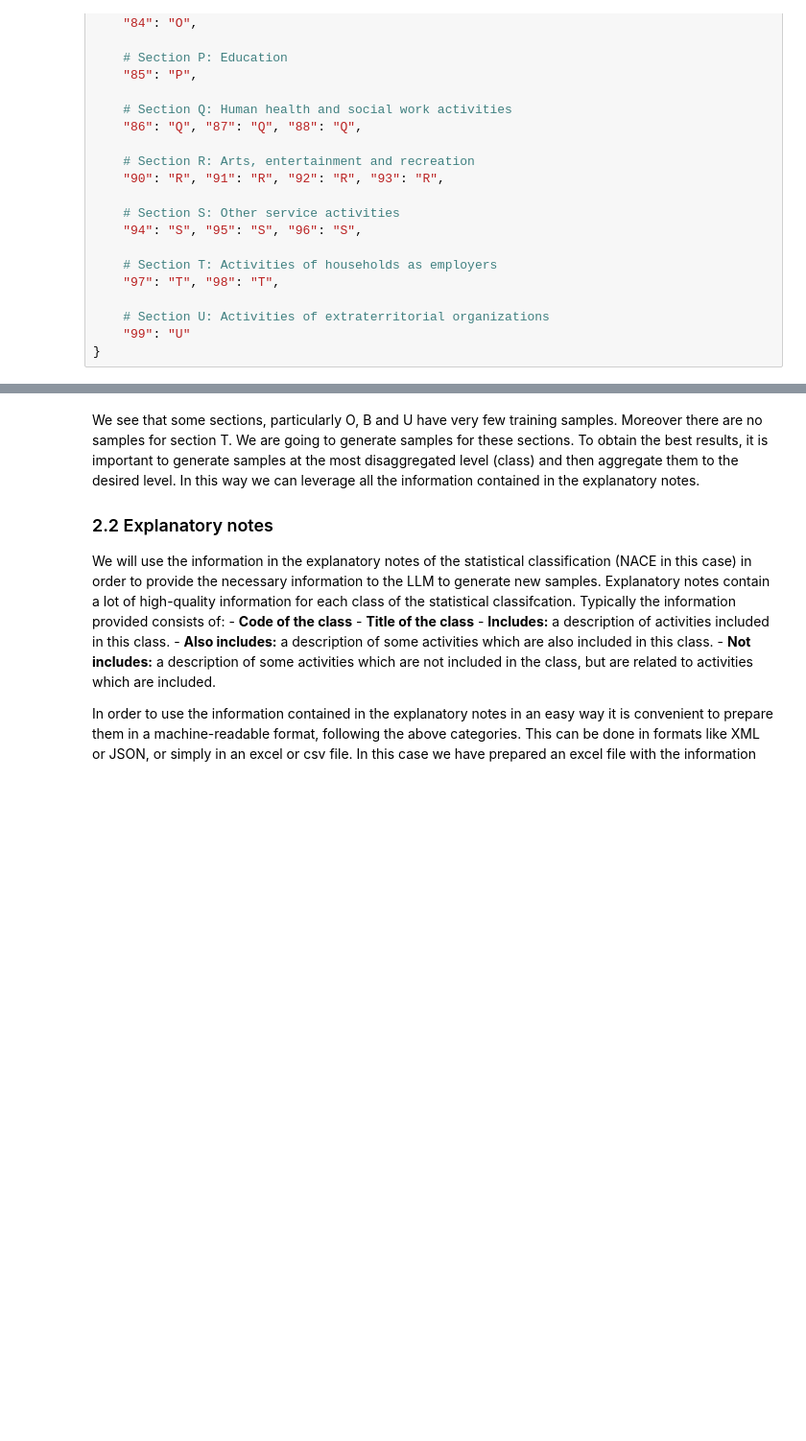
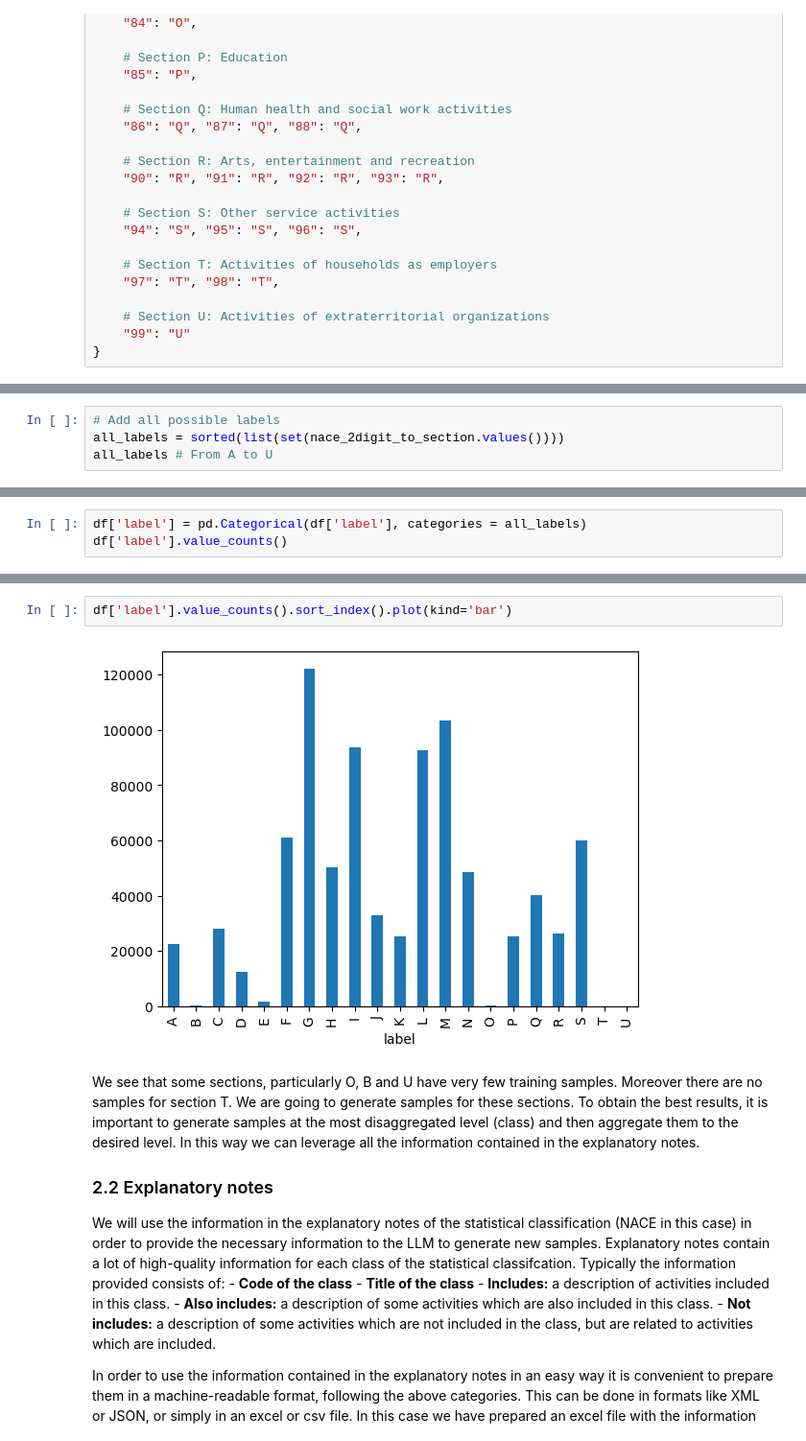
Before and after one commit to AIML4OS/WP10_tutorial_text_classification, a Jupyter notebook: notebooks/chapters/1_DataAugmentation/data_augmentation.out.ipynb, the cells around one changed output, grey strips where cells are left out. Shown: that part at 96% size. Saved outputs shown, nothing was run; the diff lists cells and outputs as text; blank space fills up the shorter version.

```diff
--- a/notebooks/chapters/1_DataAugmentation/data_augmentation.out.ipynb
+++ b/notebooks/chapters/1_DataAugmentation/data_augmentation.out.ipynb
@@ -137,0 +125,4 @@ Name: count, dtype: int64
+# %%
+# Add all possible labels
+all_labels = sorted(list(set(nace_2digit_to_section.values())))
+all_labels # From A to U
@@ -137,0 +147,3 @@ Name: count, dtype: int64
+# %%
+df['label'] = pd.Categorical(df['label'], categories = all_labels)
+df['label'].value_counts()
@@ -138,3 +168,7 @@ Name: count, dtype: int64
+# %%
+df['label'].value_counts().sort_index().plot(kind='bar')
+# %% [output]
+[figure, added]
 # %% [markdown]
 We see that some sections, particularly O, B and U have very few
 training samples. Moreover there are no samples for section T. We are
```
Also changed, not shown: parts of 24 cells of this notebook, 21 other files.
